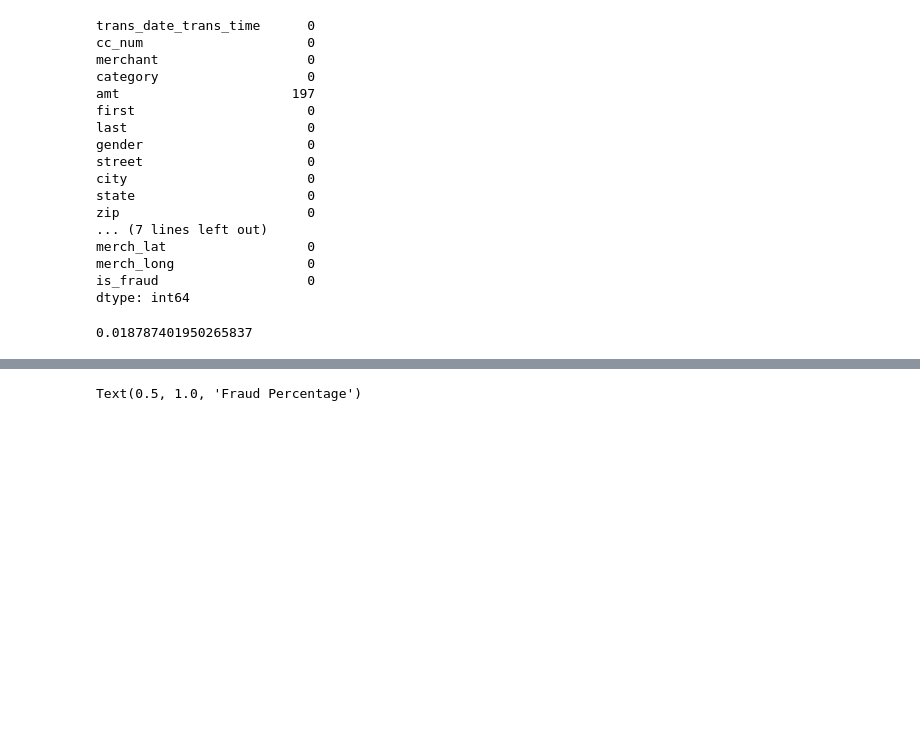
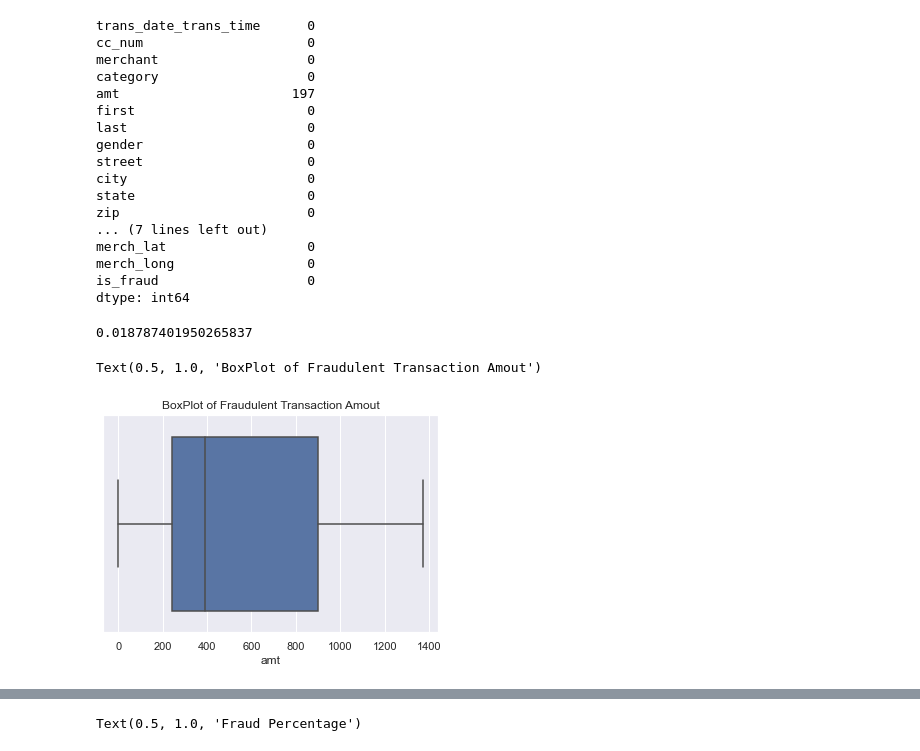
Before and after one commit to MeganWang393/PortfolioProjects, a Jupyter notebook: Credit Card Fraud EDA.ipynb, the cells around one changed output, grey strips where cells are left out. Cells and saved outputs as stored; diff of their text form; code cells hidden in the pictures; blank space fills up the shorter version.

```diff
--- a/Credit Card Fraud EDA.ipynb
+++ b/Credit Card Fraud EDA.ipynb
@@ -89,2 +104,9 @@ dtype: int64
 #df ['amt'] = df ['amt'].fillna(df ['amt'].mean())
 #df['amt'].isnull().sum()
+# %%
+# Transaction amount when transaction is fraud
+sns.boxplot(data=df.loc[df['is_fraud']==1], x='amt')
+plt.title ('BoxPlot of Fraudulent Transaction Amout')
+# %% [output]
+Text(0.5, 1.0, 'BoxPlot of Fraudulent Transaction Amout')
+[figure, added]
```
Also changed, not shown: parts of 35 cells of this notebook.
